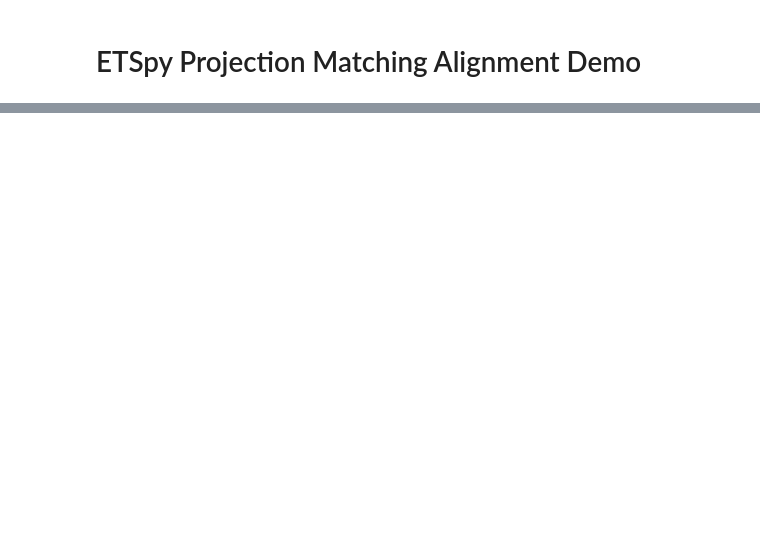
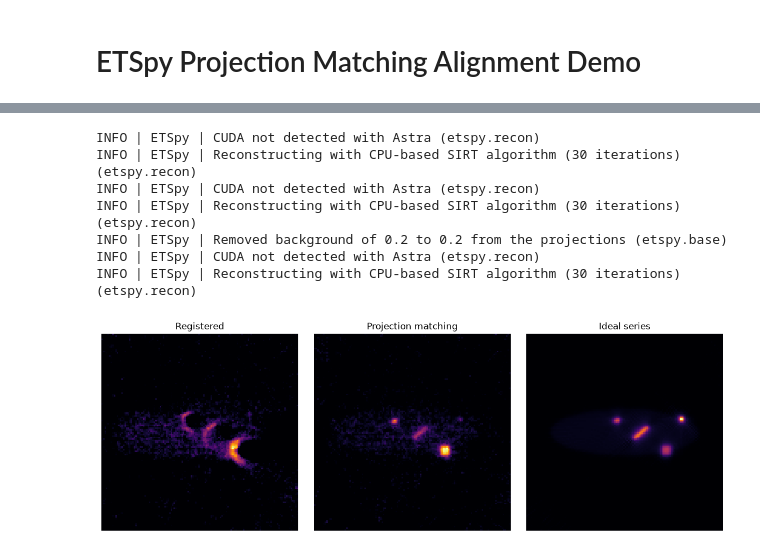
Before and after one commit to usnistgov/etspy, a Jupyter notebook: docs/examples/projection_matching_demo.ipynb, the cells around one changed output, grey strips where cells are left out. Saved outputs shown, nothing was run; the diff lists cells and outputs as text; code cells hidden in the pictures; blank space fills up the shorter version.

```diff
--- a/docs/examples/projection_matching_demo.ipynb
+++ b/docs/examples/projection_matching_demo.ipynb
@@ -112,0 +165,3 @@ INFO:etspy.recon:Reconstructing with CUDA-accelerated FBP algorithm
+# %%
+reg = stack.stack_register("StackReg")
+print("after registration: Y %.2f px, X %.2f px, axis offset %+.2f px" % shift_errors(reg.shifts.data))
@@ -112,0 +177,8 @@ INFO:etspy.recon:Reconstructing with CUDA-accelerated FBP algorithm
+# %%
+t0 = time.perf_counter()
+pm3d = projmatch.ProjMatch(reg, params={"levels": [4, 2, 1]})
+pm3d.calculate_shifts(show_progressbar=False)
+aligned3d = pm3d.apply_shifts()
+print(f"projection matching took {time.perf_counter() - t0:.0f} s")
+print("after projection matching: Y %.2f px, X %.2f px, axis offset %+.2f px"
+      % shift_errors(aligned3d.shifts.data))
@@ -112,0 +201,25 @@ INFO:etspy.recon:Reconstructing with CUDA-accelerated FBP algorithm
+# %%
+k = 64
+recs = [
+    reg.reconstruct("SIRT", iterations=30, constrain=True, show_progressbar=False),
+    aligned3d.reconstruct("SIRT", iterations=30, constrain=True, show_progressbar=False),
+    series.aligned.remove_background().reconstruct(
+        "SIRT", iterations=30, constrain=True, show_progressbar=False
+    ),
+]
+hs.plot.plot_images(
+    [r.inav[k] for r in recs],
+    per_row=3, cmap="inferno", axes_decor="off", colorbar=None,
+    label=["Registered", "Projection matching", "Ideal series"],
+)
+plt.gcf().set_size_inches(12, 4)
+plt.tight_layout()
+# %% [output]
+INFO | ETSpy | CUDA not detected with Astra (etspy.recon)
+INFO | ETSpy | Reconstructing with CPU-based SIRT algorithm (30 iterations) (etspy.recon)
+INFO | ETSpy | CUDA not detected with Astra (etspy.recon)
+INFO | ETSpy | Reconstructing with CPU-based SIRT algorithm (30 iterations) (etspy.recon)
+INFO | ETSpy | Removed background of 0.2 to 0.2 from the projections (etspy.base)
+INFO | ETSpy | CUDA not detected with Astra (etspy.recon)
+INFO | ETSpy | Reconstructing with CPU-based SIRT algorithm (30 iterations) (etspy.recon)
+[figure, added]
```
Also changed, not shown: parts of 27 cells of this notebook, 8 other files.
